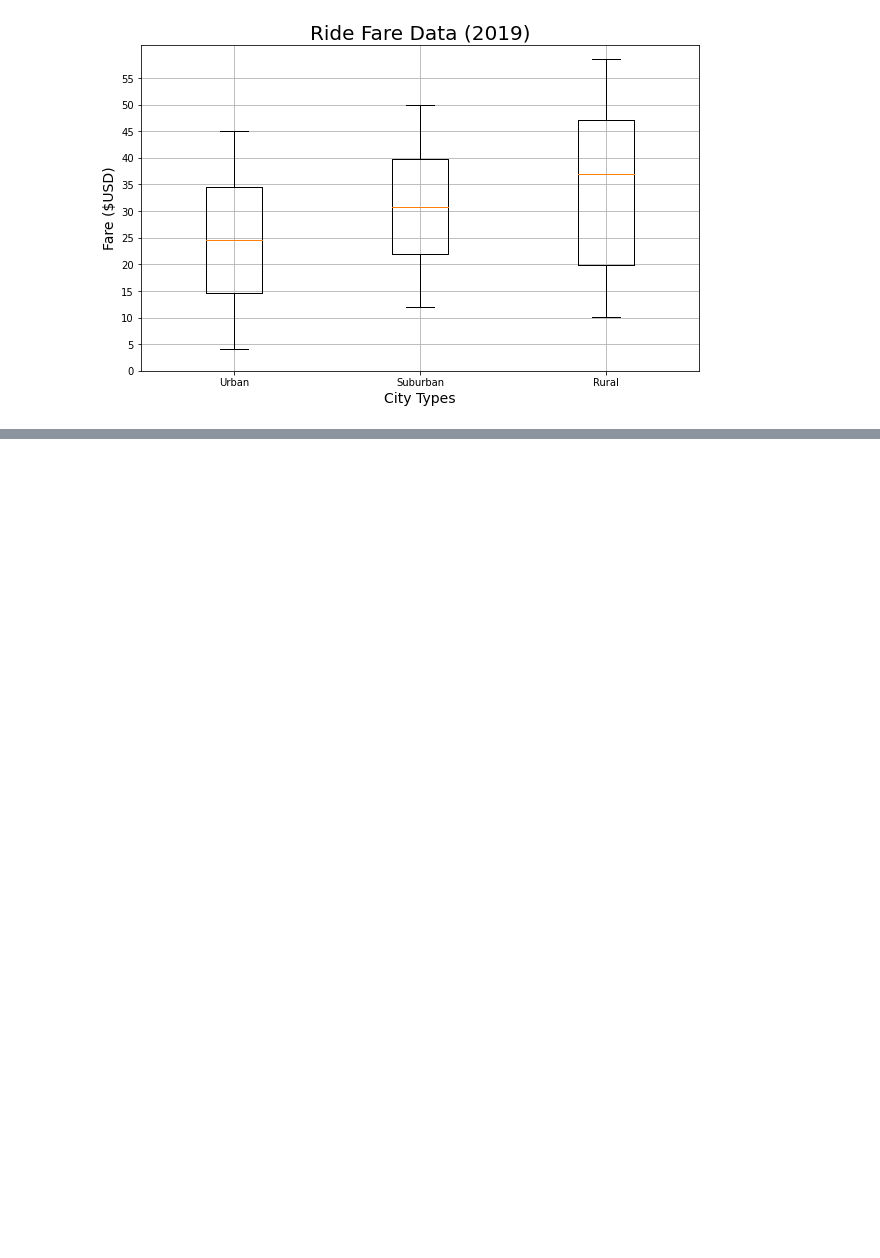
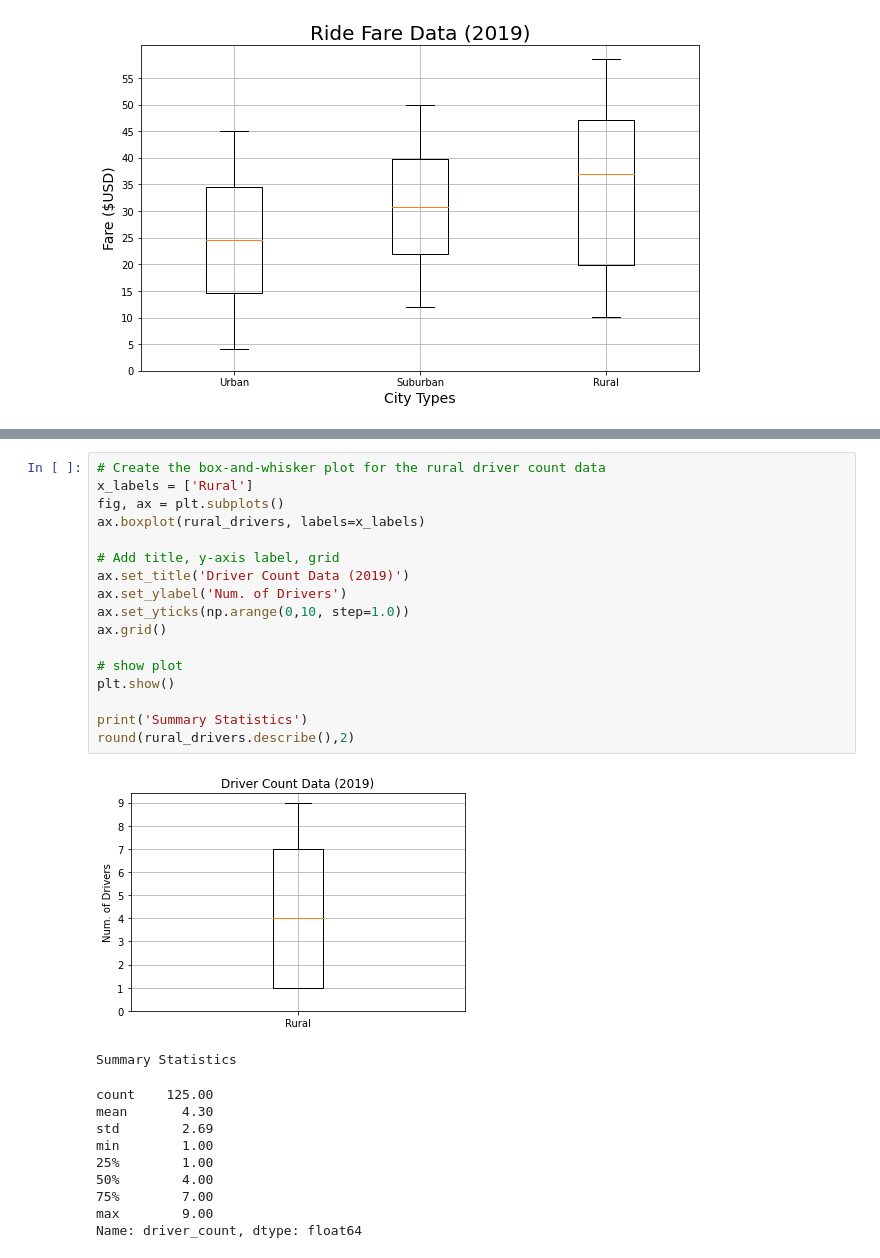
Before and after one commit to ArtTucker/PyBer_Analysis, a Jupyter notebook: Pyber.ipynb, the cells around one changed output, grey strips where cells are left out. Saved outputs shown, nothing was run; the diff lists cells and outputs as text; blank space fills up the shorter version.

```diff
--- a/Pyber.ipynb
+++ b/Pyber.ipynb
@@ -814,0 +844,29 @@ Name: driver_count, dtype: float64
+# %%
+# Create the box-and-whisker plot for the rural driver count data
+x_labels = ['Rural']
+fig, ax = plt.subplots()
+ax.boxplot(rural_drivers, labels=x_labels)
+
+# Add title, y-axis label, grid
+ax.set_title('Driver Count Data (2019)')
+ax.set_ylabel('Num. of Drivers')
+ax.set_yticks(np.arange(0,10, step=1.0))
+ax.grid()
+
+# show plot
+plt.show()
+
+print('Summary Statistics')
+round(rural_drivers.describe(),2)
+# %% [output]
+[figure, added]
+Summary Statistics
+count    125.00
+mean       4.30
+std        2.69
+min        1.00
+25%        1.00
+50%        4.00
+75%        7.00
+max        9.00
+Name: driver_count, dtype: float64
```
Also changed, not shown: parts of 3 cells of this notebook.
